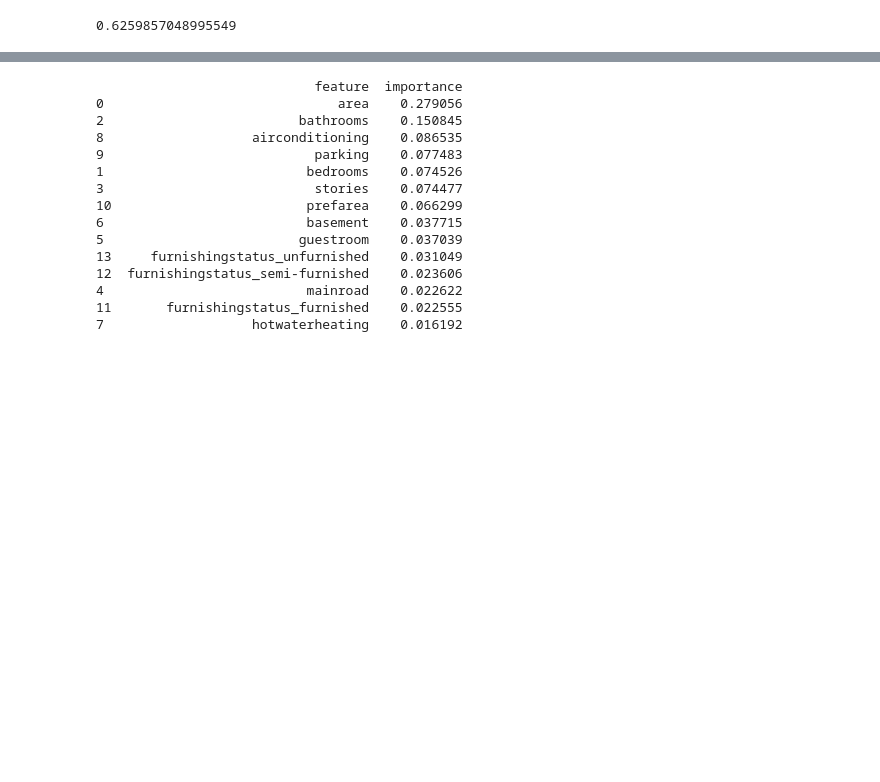
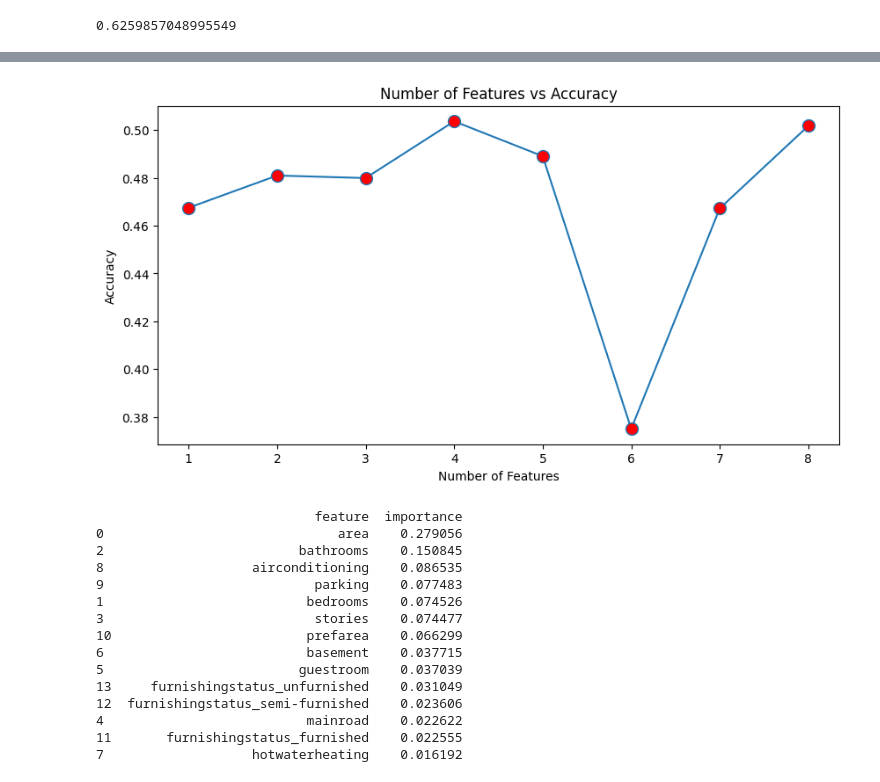
Before and after one commit to sgmalik/ML-Final-Project, a Jupyter notebook: main.ipynb, the cells around one changed output, grey strips where cells are left out. Drawn from its saved outputs; the diff is of its cells as text; code cells hidden in the pictures; blank space fills up the shorter version.

```diff
--- a/main.ipynb
+++ b/main.ipynb
@@ -1549,3 +1565,20 @@ print(accuracy) # Display the accuracy of the model
+# %%
+# decision tree regressor
+scores = [] # Create an empty list to store the scores
+for i in range(1, X_train.shape[1]): # Loop through the number of features
+    dtr = DecisionTreeRegressor(random_state=0, max_depth=None, max_features=i, min_samples_split=10)
+    dtr.fit(X_train, y_train) # Train the model
+    scores.append(dtr.score(X_test, y_test)) # Test the model and append the score to the list
+
+# Visualize the results
+plt.figure(figsize=(10, 5))
+plt.plot(range(1, X_train.shape[1]), scores, marker='o', markerfacecolor='red', markersize=10)
+plt.xlabel('Number of Features')
+plt.ylabel('Accuracy')
+plt.title('Number of Features vs Accuracy')
+plt.show()
+# %% [output]
+[figure, added]
 # %%
 # check feature importance
 feature_importances = rfr.feature_importances_
```
Also changed, not shown: parts of 2 cells of this notebook, 19 other files.
